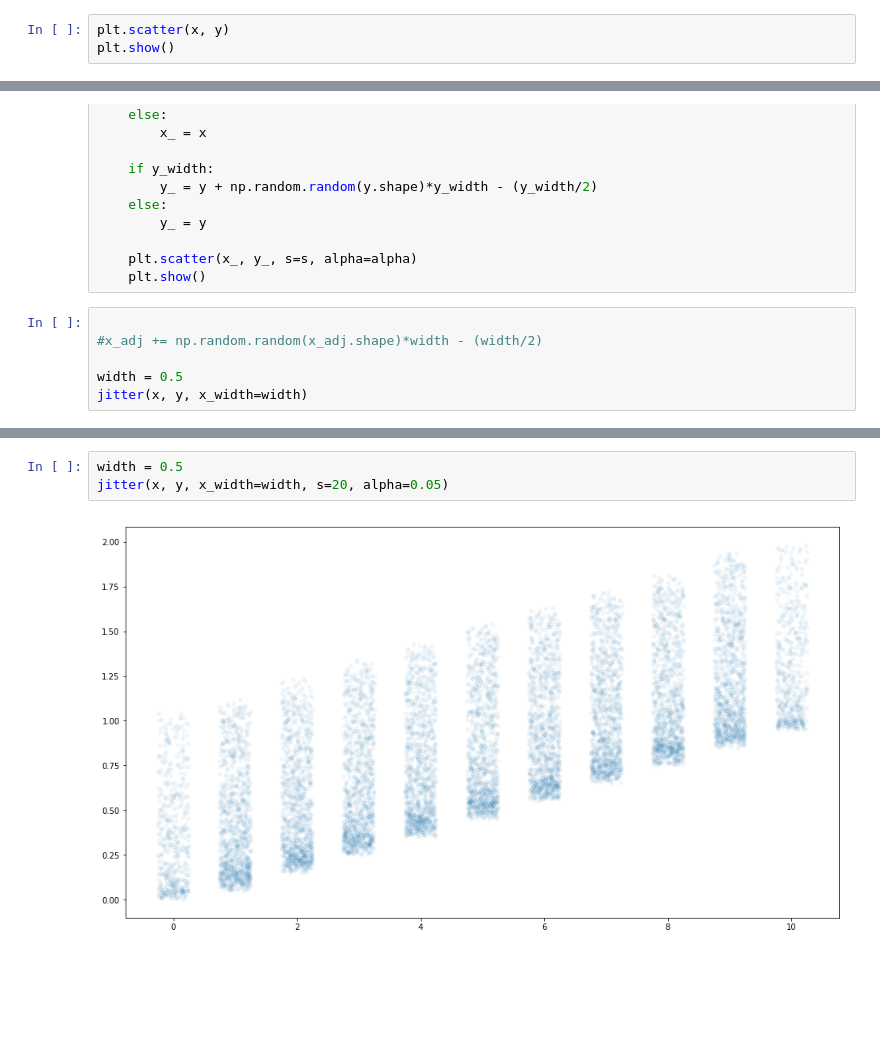
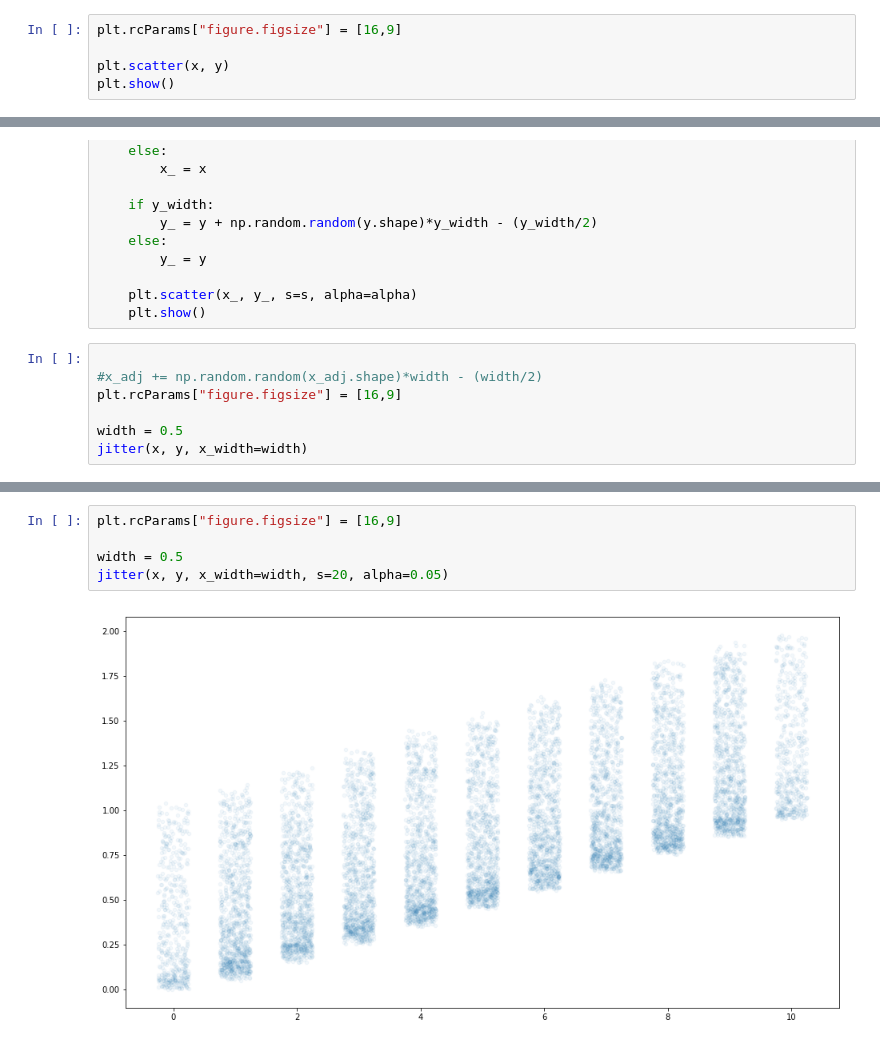
Before and after one commit to coreygirard/less, a Jupyter notebook: labs.ipynb, the cells around one changed output, grey strips where cells are left out. Cells and saved outputs as stored; diff of their text form; blank space fills up the shorter version.

```diff
--- a/labs.ipynb
+++ b/labs.ipynb
@@ -227,6 +227,8 @@ y = np.random.random((1,n))**2 + np.array(range(n))/n
 
 x = x.round()
 # %%
+plt.rcParams["figure.figsize"] = [16,9]
+
 plt.scatter(x, y)
 plt.show()
 # %% [output]
@@ -248,6 +250,7 @@ def jitter(x, y, x_width=None, y_width=None, s=1, alpha=1.0):
 # %%
 
 #x_adj += np.random.random(x_adj.shape)*width - (width/2)
+plt.rcParams["figure.figsize"] = [16,9]
 
 width = 0.5
 jitter(x, y, x_width=width)
@@ -256,5 +259,7 @@ jitter(x, y, x_width=width)
 # %%
+plt.rcParams["figure.figsize"] = [16,9]
+
 width = 0.5
 jitter(x, y, x_width=width, s=20, alpha=0.05)
 # %% [output]
-[figure, old version]
+[figure, new version]
```
Also changed, not shown: parts of 3 cells of this notebook.
